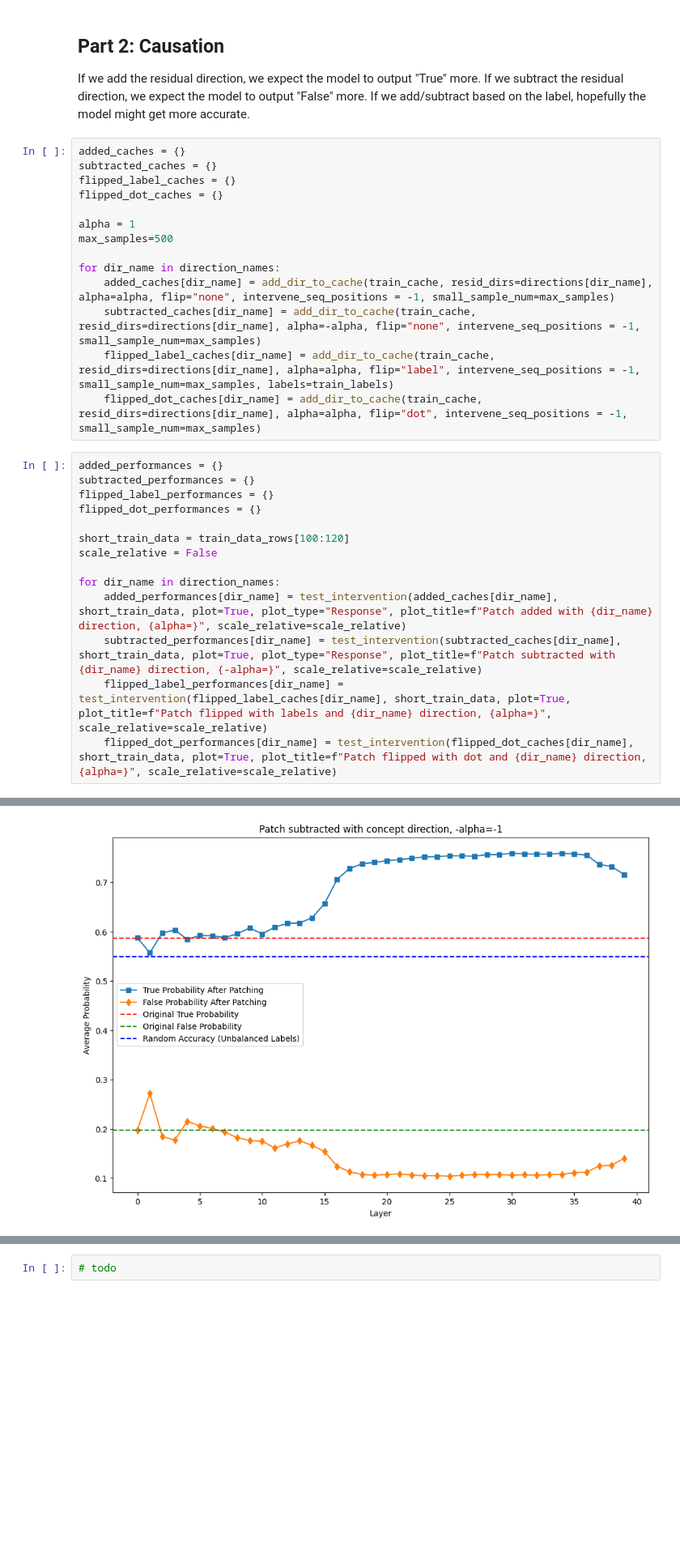
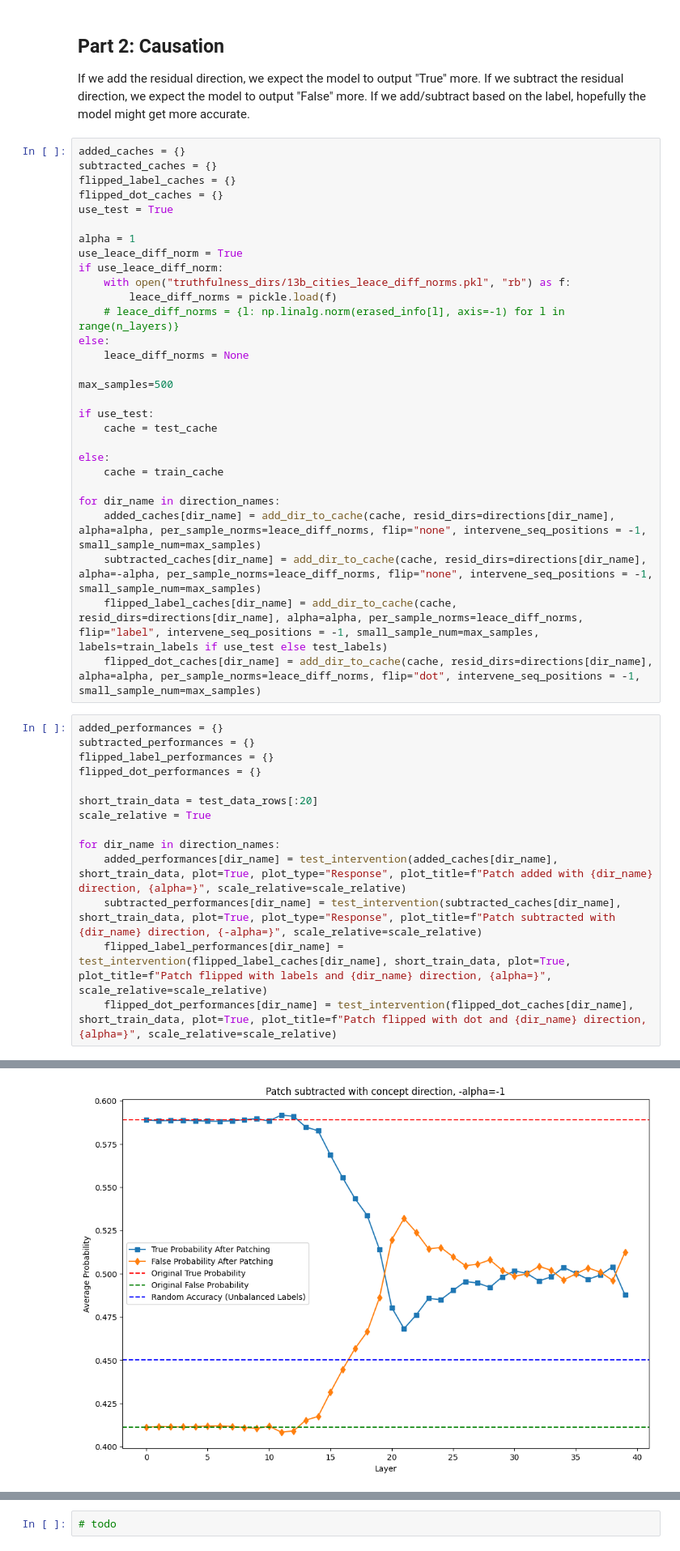
Before and after one commit to magikarp01/rep_control, a Jupyter notebook: rep_testing.ipynb, the cells around one changed output, grey strips where cells are left out. Shown at 81% size. Cells and saved outputs as stored; diff of their text form; blank space fills up the shorter version.

```diff
--- a/rep_testing.ipynb
+++ b/rep_testing.ipynb
@@ -478,23 +513,38 @@ added_caches = {}
 subtracted_caches = {}
 flipped_label_caches = {}
 flipped_dot_caches = {}
+use_test = True
 
 alpha = 1
+use_leace_diff_norm = True
+if use_leace_diff_norm:
+    with open("truthfulness_dirs/13b_cities_leace_diff_norms.pkl", "rb") as f:
+        leace_diff_norms = pickle.load(f)
+    # leace_diff_norms = {l: np.linalg.norm(erased_info[l], axis=-1) for l in range(n_layers)}
+else:
+    leace_diff_norms = None
+
 max_samples=500
 
+if use_test:
+    cache = test_cache
+
+else:
+    cache = train_cache
+
 for dir_name in direction_names:
-    added_caches[dir_name] = add_dir_to_cache(train_cache, resid_dirs=directions[dir_name], alpha=alpha, flip="none", intervene_seq_positions = -1, small_sample_num=max_samples)
-    subtracted_caches[dir_name] = add_dir_to_cache(train_cache, resid_dirs=directions[dir_name], alpha=-alpha, flip="none", intervene_seq_positions = -1, small_sample_num=max_samples)
-    flipped_label_caches[dir_name] = add_dir_to_cache(train_cache, resid_dirs=directions[dir_name], alpha=alpha, flip="label", intervene_seq_positions = -1, small_sample_num=max_samples, labels=train_labels)
-    flipped_dot_caches[dir_name] = add_dir_to_cache(train_cache, resid_dirs=directions[dir_name], alpha=alpha, flip="dot", intervene_seq_positions = -1, small_sample_num=max_samples)
+    added_caches[dir_name] = add_dir_to_cache(cache, resid_dirs=directions[dir_name], alpha=alpha, per_sample_norms=leace_diff_norms, flip="none", intervene_seq_positions = -1, small_sample_num=max_samples)
+    subtracted_caches[dir_name] = add_dir_to_cache(cache, resid_dirs=directions[dir_name], alpha=-alpha, per_sample_norms=leace_diff_norms, flip="none", intervene_seq_positions = -1, small_sample_num=max_samples)
+    flipped_label_caches[dir_name] = add_dir_to_cache(cache, resid_dirs=directions[dir_name], alpha=alpha, per_sample_norms=leace_diff_norms, flip="label", intervene_seq_positions = -1, small_sample_num=max_samples, labels=train_labels if use_test else test_labels)
+    flipped_dot_caches[dir_name] = add_dir_to_cache(cache, resid_dirs=directions[dir_name], alpha=alpha, per_sample_norms=leace_diff_norms, flip="dot", intervene_seq_positions = -1, small_sample_num=max_samples)
 # %%
 added_performances = {}
 subtracted_performances = {}
 flipped_label_performances = {}
 flipped_dot_performances = {}
 
-short_train_data = train_data_rows[100:120]
-scale_relative = False
+short_train_data = test_data_rows[:20]
+scale_relative = True
 
 for dir_name in direction_names:
     added_performances[dir_name] = test_intervention(added_caches[dir_name], short_train_data, plot=True, plot_type="Response", plot_title=f"Patch added with {dir_name} direction, {alpha=}", scale_relative=scale_relative)
@@ -506 +556 @@ for dir_name in direction_names:
-[figure, old version]
+[figure, new version]
```
Also changed, not shown: parts of 13 cells of this notebook, 3 other files.
